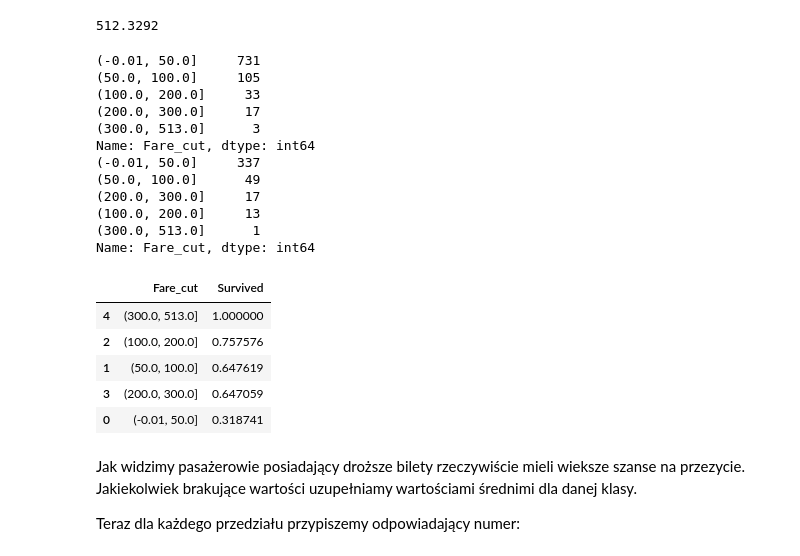
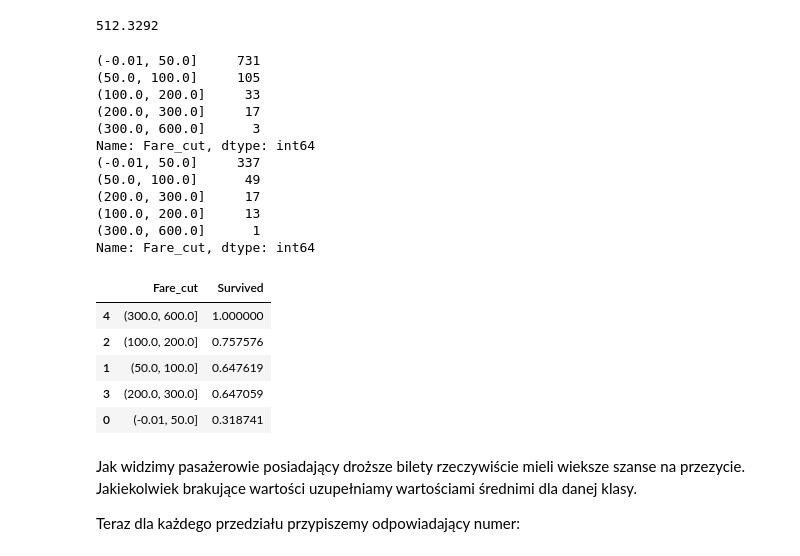
Before and after one commit to WojciechMatycz/Titanic, a Jupyter notebook: W_M_LR.ipynb, the cells around one changed output. Saved outputs shown, nothing was run; the diff lists cells and outputs as text; code cells hidden in the pictures.

```diff
--- a/W_M_LR.ipynb
+++ b/W_M_LR.ipynb
@@ -485,29 +489,29 @@ tit_train['Fare'].max()
 # %% [output]
 512.3292
 # %%
-bins = [-0.01, 50, 100, 200, 300, 513]
+bins = [-0.01, 50, 100, 200, 300, 600]
 
 tit_train['Fare_cut'] = pd.cut(tit_train['Fare'], bins)
 tit_test['Fare_cut'] = pd.cut(tit_test['Fare'], bins)
 
 print(tit_train['Fare_cut'].value_counts())
 print(tit_test['Fare_cut'].value_counts())
 tit_train[['Fare_cut', 'Survived']].groupby(['Fare_cut'], as_index=False).mean().sort_values(by='Survived', ascending=False)
 # %% [output]
 (-0.01, 50.0]     731
 (50.0, 100.0]     105
 (100.0, 200.0]     33
 (200.0, 300.0]     17
-(300.0, 513.0]      3
+(300.0, 600.0]      3
 Name: Fare_cut, dtype: int64
 (-0.01, 50.0]     337
 (50.0, 100.0]      49
 (200.0, 300.0]     17
 (100.0, 200.0]     13
-(300.0, 513.0]      1
+(300.0, 600.0]      1
 Name: Fare_cut, dtype: int64
 |  | Fare_cut | Survived |
-| 4 | (300.0, 513.0] | 1.000000 |
+| 4 | (300.0, 600.0] | 1.000000 |
 | 2 | (100.0, 200.0] | 0.757576 |
 | 1 | (50.0, 100.0] | 0.647619 |
 | 3 | (200.0, 300.0] | 0.647059 |
```
Also changed, not shown: parts of 58 cells of this notebook, 1 other file.
